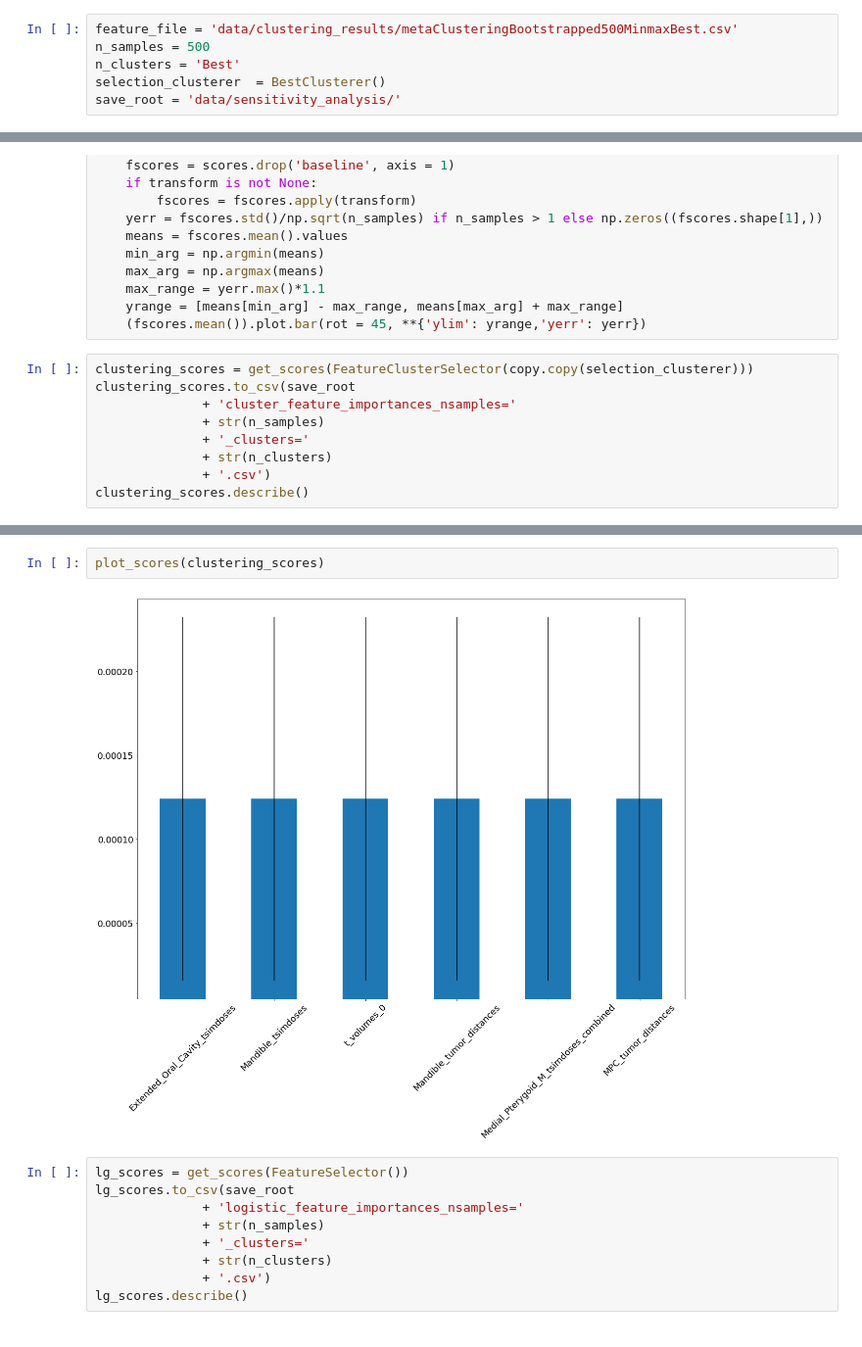
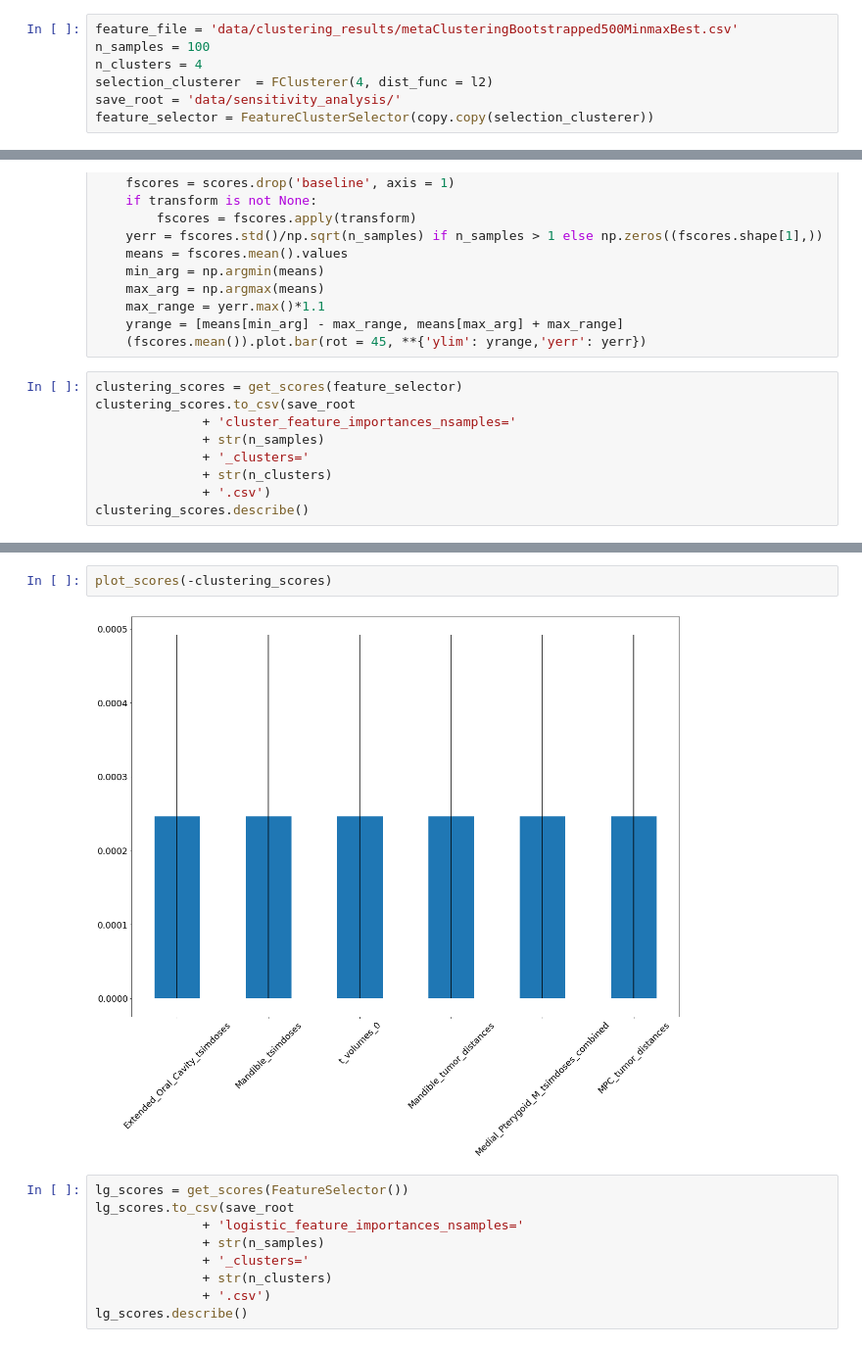
Before and after one commit to uic-evl/CAMP-RT, a Jupyter notebook: PYTHON/CohortDropoutAnalysis.ipynb, the cells around one changed output, grey strips where cells are left out. Shown: that part at 98% size. Saved outputs shown, nothing was run; the diff lists cells and outputs as text.

Commit message:
more progress on figure and testing for that

```diff
--- a/PYTHON/CohortDropoutAnalysis.ipynb
+++ b/PYTHON/CohortDropoutAnalysis.ipynb
@@ -38,10 +38,11 @@ plt.rc('figure', figsize=FIG_SIZE)
 db = load_patientset()
 # %%
 feature_file = 'data/clustering_results/metaClusteringBootstrapped500MinmaxBest.csv'
-n_samples = 500
-n_clusters = 'Best'
-selection_clusterer  = BestClusterer()
+n_samples = 100
+n_clusters = 4
+selection_clusterer  = FClusterer(4, dist_func = l2)
 save_root = 'data/sensitivity_analysis/'
+feature_selector = FeatureClusterSelector(copy.copy(selection_clusterer))
 # %%
 #load in the selected features from the clustering notebook
 selected_features = pd.read_csv(feature_file,index_col=0)
@@ -85,7 +86,7 @@ def plot_scores(scores, transform = None):
     yrange = [means[min_arg] - max_range, means[max_arg] + max_range]
     (fscores.mean()).plot.bar(rot = 45, **{'ylim': yrange,'yerr': yerr})
 # %%
-clustering_scores = get_scores(FeatureClusterSelector(copy.copy(selection_clusterer)))
+clustering_scores = get_scores(feature_selector)
 clustering_scores.to_csv(save_root
               + 'cluster_feature_importances_nsamples='
               + str(n_samples)
@@ -106,7 +107,7 @@ clustering_scores.describe()
 # %%
-plot_scores(clustering_scores)
+plot_scores(-clustering_scores)
 # %% [output]
-[figure, old version]
+[figure, new version]
 # %%
 lg_scores = get_scores(FeatureSelector())
 lg_scores.to_csv(save_root
```
Also changed, not shown: parts of 3 cells of this notebook, 3 other files.
